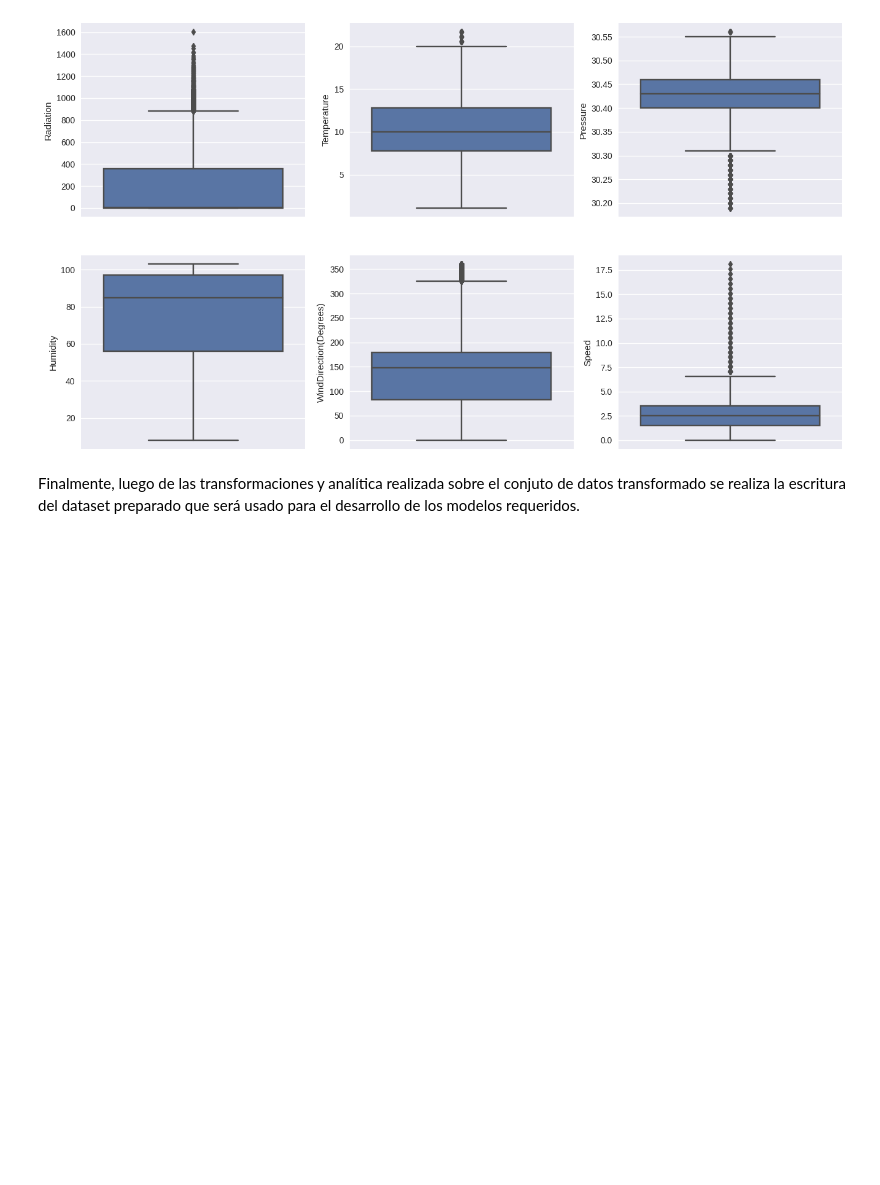
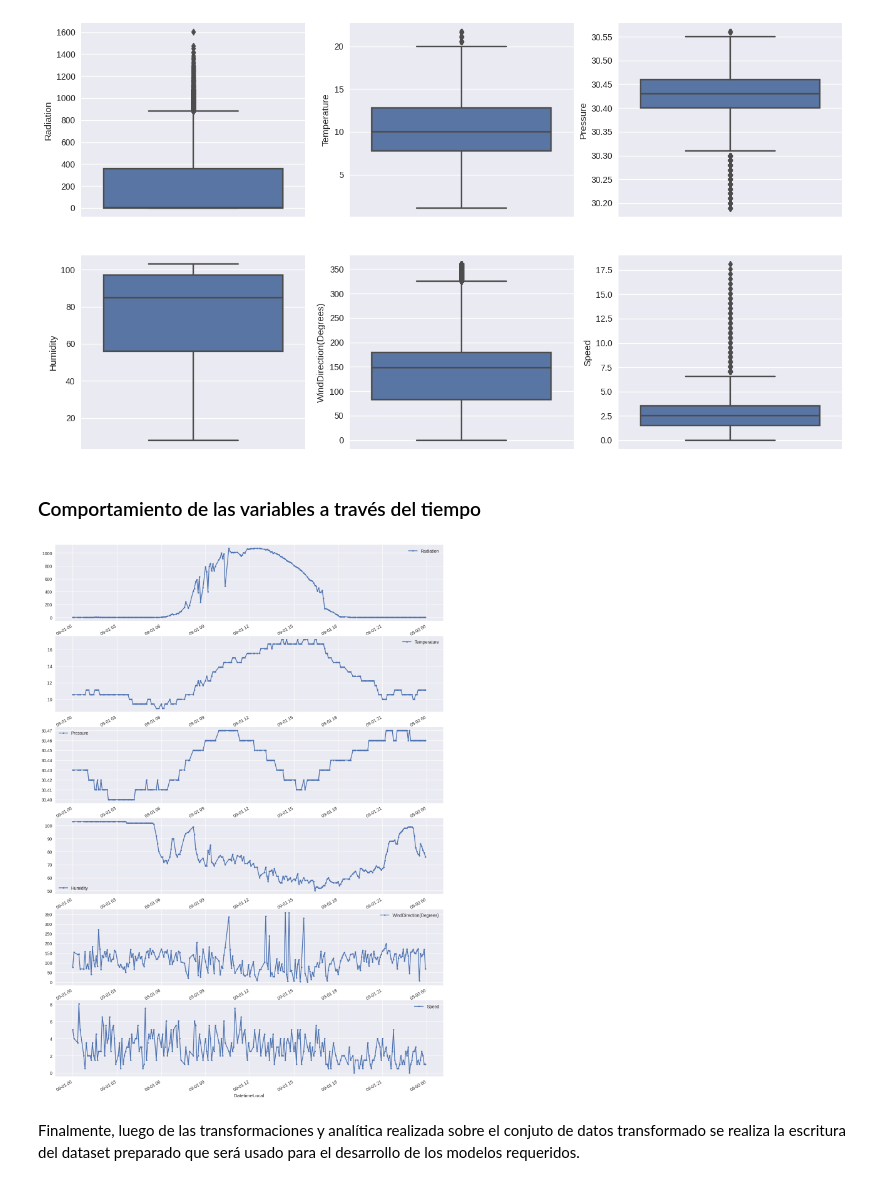
Before and after one commit to MoisesGuerreroUdeA/Seminario-Analitica-CDatos, a Jupyter notebook: jupyter/ME03/ME03.ipynb, the cells around one changed output. Drawn from its saved outputs; the diff is of its cells as text; code cells hidden in the pictures; blank space fills up the shorter version.

Commit message:
Escritura parquet y comportamiento en el tiempo

```diff
--- a/jupyter/ME03/ME03.ipynb
+++ b/jupyter/ME03/ME03.ipynb
@@ -586,6 +597,16 @@ for index, var in enumerate(numVars):
     sns.boxplot(y = df_prep[var] , ax=axes[index//3, index%3])
 # %% [output]
 [figure]
+# %% [markdown]
+### Comportamiento de las variables a través del tiempo
+# %%
+# Comportamiento de las variables en el tiempo para un espacio de 1 día entre el 2016-09-01 y 2016-09-02
+fig, axes = plt.subplots(6, 1, figsize=(16,25))
+for index, var in enumerate(numVars):
+    df_prep[df_prep.DatetimeLocal.between('2016-09-01', '2016-09-02')].plot(x = 'DatetimeLocal', y = var, style='.-', ax=axes[index])
+    axes[index].set_title
+# %% [output]
+[figure, added]
 # %% [markdown]
 Finalmente, luego de las transformaciones y analítica realizada sobre el conjuto de datos transformado se realiza la escritura del dataset preparado que será usado para el desarrollo de los modelos requeridos.
 # %%
```
Also changed, not shown: parts of 5 cells of this notebook.
